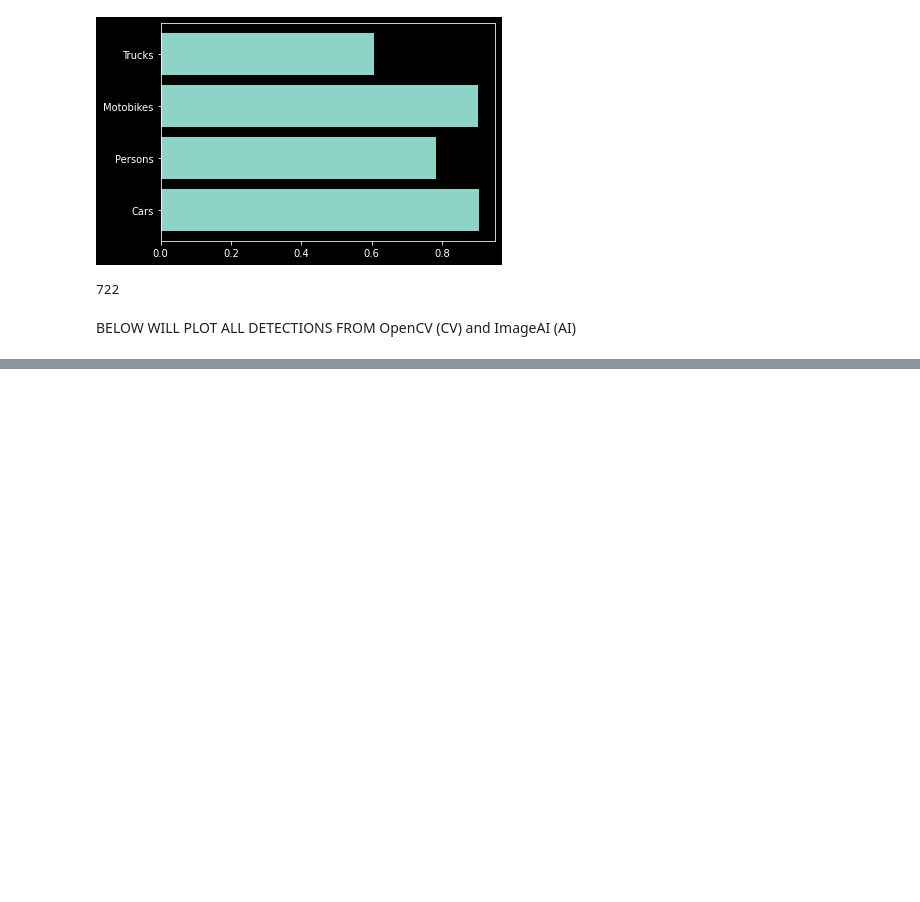
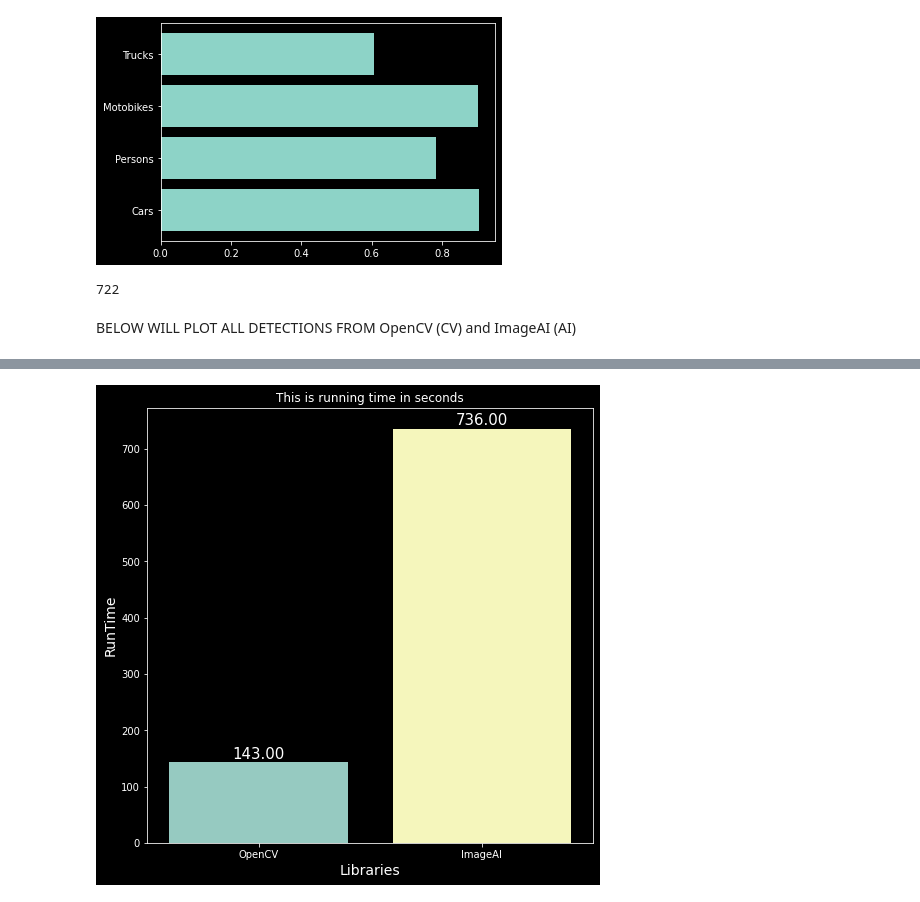
Before and after one commit to canaimax/ImageAIvsOpenCV, a Jupyter notebook: Notebooks/T03_ImgInVideoAICaptain.ipynb, the cells around one changed output, grey strips where cells are left out. Drawn from its saved outputs; the diff is of its cells as text; code cells hidden in the pictures; blank space fills up the shorter version.

```diff
--- a/Notebooks/T03_ImgInVideoAICaptain.ipynb
+++ b/Notebooks/T03_ImgInVideoAICaptain.ipynb
@@ -323,0 +319,27 @@ plt.show()
+# %%
+#  This is where the total of both is displayed
+
+import numpy as np
+import pandas as pd
+import seaborn as sns
+import matplotlib.pyplot as plt
+
+
+
+data = {"Libraries": ["OpenCV", "ImageAI"],
+		"RunTime": [cvtime, aitime]}
+df = pd.DataFrame(data, columns=['Libraries', 'RunTime'])
+plt.figure(figsize=(8, 8))
+plots = sns.barplot(x="Libraries", y="RunTime", data=df)
+for bar in plots.patches:
+	plots.annotate(format(bar.get_height(), '.2f'),
+				(bar.get_x() + bar.get_width() / 2,
+					bar.get_height()), ha='center', va='center',
+				size=15, xytext=(0, 8),
+				textcoords='offset points')
+plt.xlabel("Libraries", size=14)
+plt.ylabel("RunTime", size=14)
+plt.title("This is running time in seconds")
+plt.show()
+# %% [output]
+[figure, added]
```
Also changed, not shown: parts of 14 cells of this notebook, 1 other file.
